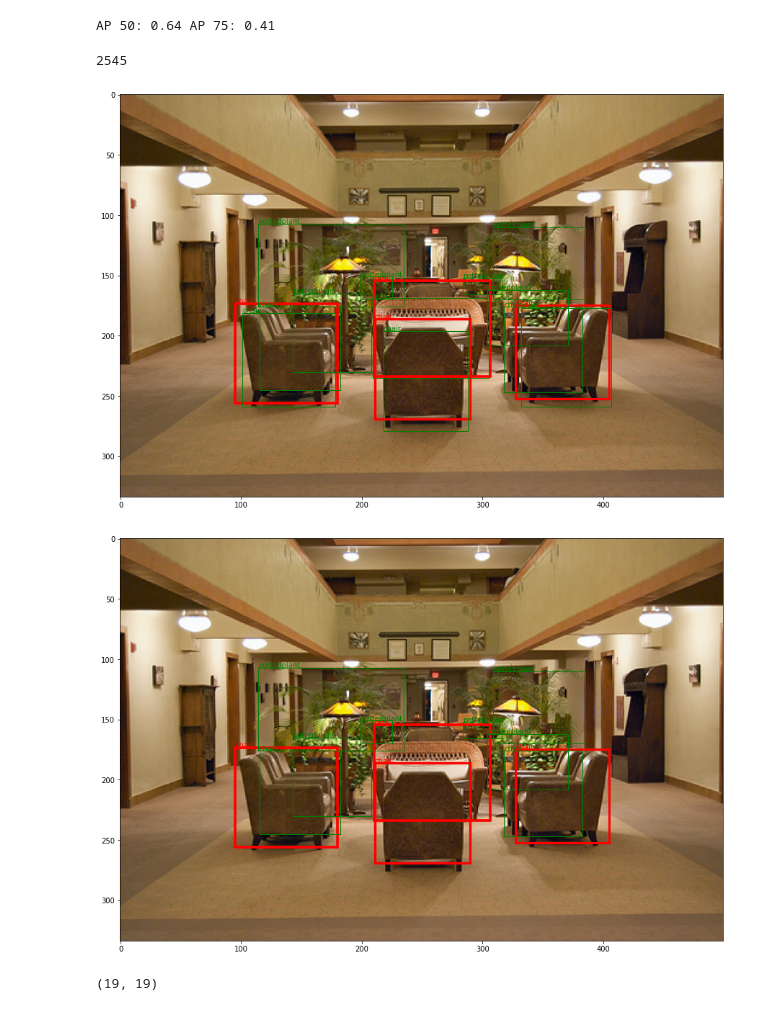
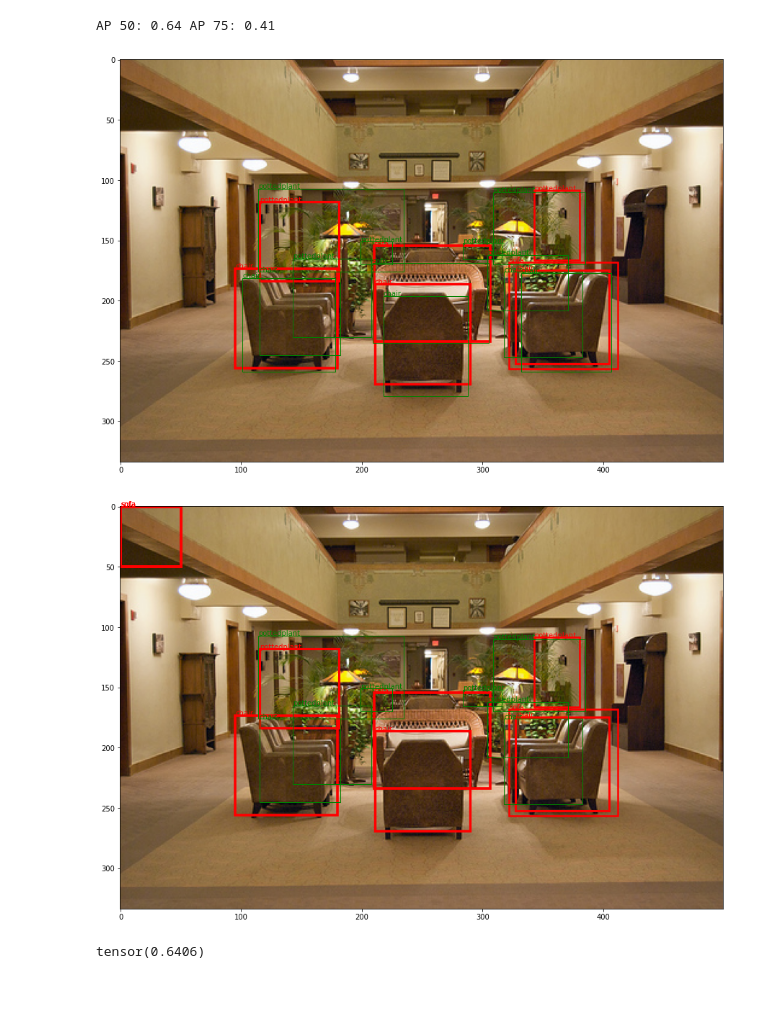
Before and after one commit to vlasakjiri/uncertainty-estimations, a Jupyter notebook: detection.ipynb, the cells around one changed output. Drawn from its saved outputs; the diff is of its cells as text; code cells hidden in the pictures.

```diff
--- a/detection.ipynb
+++ b/detection.ipynb
@@ -327,26 +327,22 @@ def correct_boxes(preds, gt, num_classes, iou_threshold=0.5):
         for box in true_boxes:
             FN.append(box)
     return TP, FP, FN
-# %%
-i
-# %% [output]
-2545
 # %%
 import random
 utils.mc_dropout.set_training_mode_for_dropout(model, False)
 # i = random.randint(0, len(data_test))
 i=2545
-preds = list(map(lambda box: [i] + box, filter(lambda box: box[1]>.5, bbox_dict_to_tensor(model(data_test[i][0].unsqueeze(0).to(device))[0]))))
+preds = list(map(lambda box: [i] + box, filter(lambda box: box[1] > .5, bbox_dict_to_tensor(model(data_test[i][0].unsqueeze(0).to(device))[0]))))
 gt = list(filter(lambda box: box[0]==i, true_boxes))
-plot_image(data_test[i][0], TP, gt)
+plot_image(data_test[i][0], preds, gt)
 # %% [output]
-[figure, old version]
+[figure, new version]
 # %%
-plot_image(data_test[i][0], TP, FN)
+plot_image(data_test[i][0], preds, FN)
 # %% [output]
-[figure, old version]
+[figure, new version]
-# %%
-len(preds) + len(gt), len(TP)*2 + len(FP) + len(FN)
-# %% [output]
-(19, 19)
+# %%
+utils.detection_metrics.mean_average_precision(pred_boxes, true_boxes, 0.5, "corners", 21)
+# %% [output]
+tensor(0.6406)
 # %%
```
Also changed, not shown: parts of 11 cells of this notebook.
